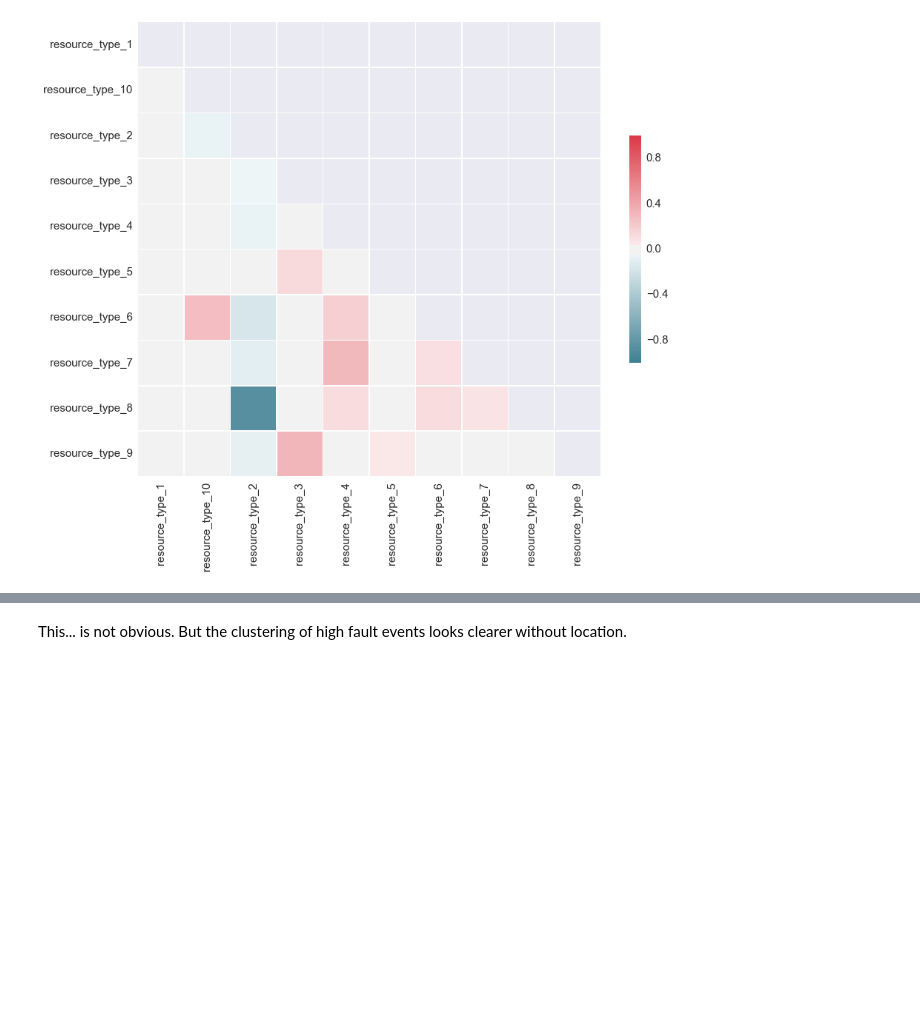
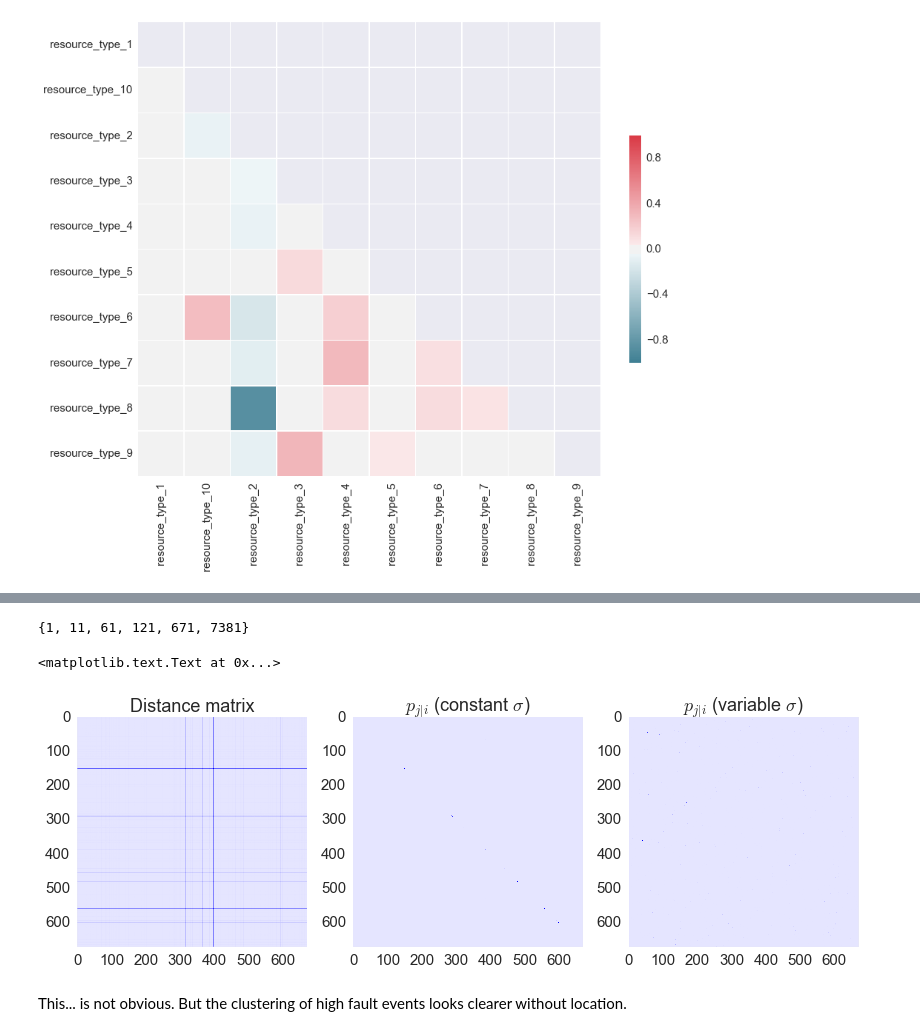
Before and after one commit to abiraja2004/ml_fun, a Jupyter notebook: telstra/notes.ipynb, the cells around one changed output, grey strips where cells are left out. Cells and saved outputs as stored; diff of their text form; code cells hidden in the pictures; blank space fills up the shorter version.

```diff
--- a/telstra/notes.ipynb
+++ b/telstra/notes.ipynb
@@ -528,2 +557,53 @@ py.iplot_mpl(mpl_fig, strip_style=True)
+# %%
+from sklearn.metrics.pairwise import pairwise_distances
+from sklearn.manifold.t_sne import (_joint_probabilities,
+                                    _kl_divergence)
+from scipy.spatial.distance import squareform, pdist
+
+
+def _joint_probabilities_constant_sigma(D, sigma):
+    P = np.exp(-D**2/2 * sigma**2)
+    P /= np.sum(P, axis=1)
+    return P
+
+# Pairwise distances between all data points.
+D = pairwise_distances(dfsvd[svdcols], squared=True)
+
+# Similarity with constant sigma.
+P_constant = _joint_probabilities_constant_sigma(D, .002)
+
+# Similarity with variable sigma.
+P_binary = _joint_probabilities(D, 30., False)
+
+# The output of this function needs to be reshaped to a square matrix.
+P_binary_s = squareform(P_binary)
+# %%
+def factors(n):
+    return set(reduce(list.__add__,
+                ([i, n//i] for i in range(1, int(n**0.5) + 1) if n % i == 0)))
+
+factors(D.shape[0])
+# %% [output]
+{1, 11, 61, 121, 671, 7381}
+# %%
+plt.figure(figsize=(14, 11))
+pal = sns.light_palette("blue", as_cmap=True)
+
+binning = 11
+
+plt.subplot(131)
+plt.imshow(D[::binning, ::binning], interpolation='none', cmap=pal)
+plt.title("Distance matrix")
+
+plt.subplot(132)
+plt.imshow(P_constant[::binning, ::binning], interpolation='none', cmap=pal)
+plt.title("$p_{j|i}$ (constant $\sigma$)")
+
+plt.subplot(133)
+plt.imshow(P_binary_s[::binning, ::binning], interpolation='none', cmap=pal)
+plt.title("$p_{j|i}$ (variable $\sigma$)")
+# %% [output]
+<matplotlib.text.Text at 0x...>
+[figure, added]
 # %% [markdown]
 This... is not obvious. But the clustering of high fault events looks clearer without location.
```
Also changed, not shown: parts of 26 cells of this notebook, 1 other file.
